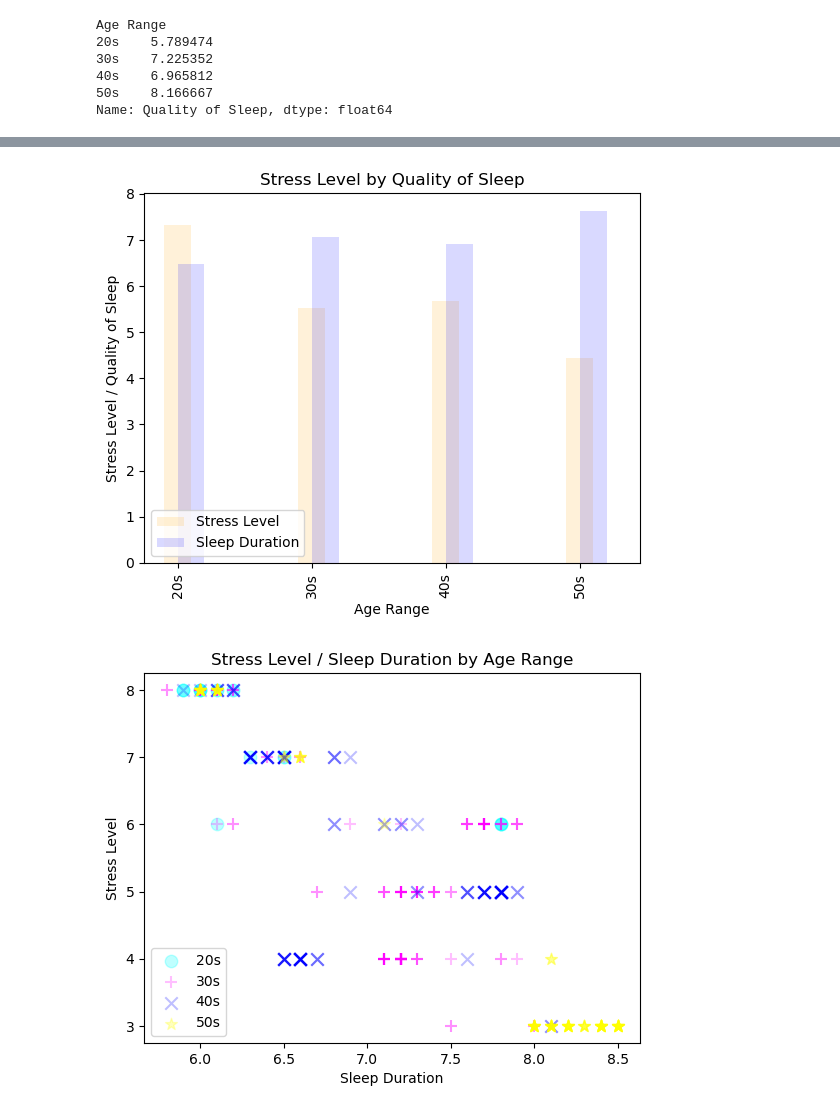
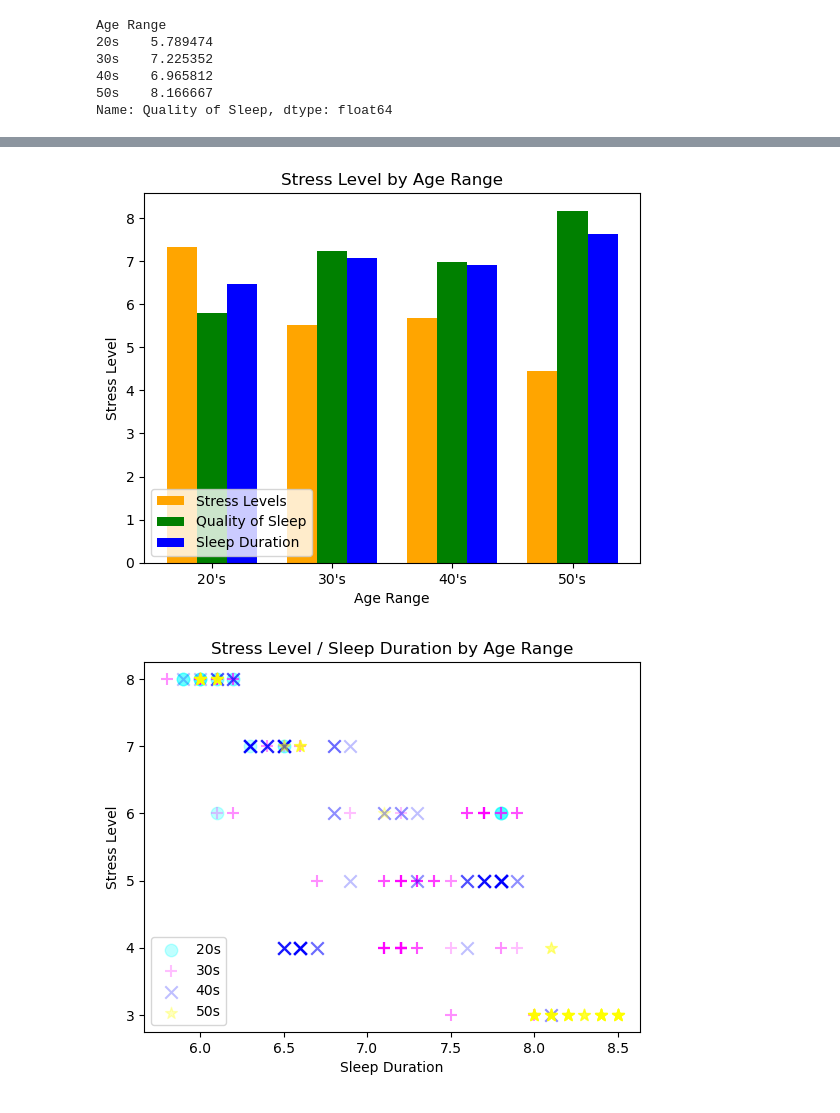
Before and after one commit to jaredsletto/Project_1, a Jupyter notebook: Project_1_sleep.ipynb, the cells around one changed output, grey strips where cells are left out. Drawn from its saved outputs; the diff is of its cells as text; code cells hidden in the pictures.

```diff
--- a/Project_1_sleep.ipynb
+++ b/Project_1_sleep.ipynb
@@ -111,17 +170,24 @@ plt.show()
-# %%
-# Create bar chart for age_stress
-age_stress.plot(kind='bar', color="orange", alpha=0.15, legend="Stress Level", align="center", width=0.2)
-age_sleep_duration.plot(kind='bar', color="blue", alpha=0.15, legend="Sleep Duration", align="edge",  width=0.2)
-
-# Create the ticks/titles/labels for our bar chart's x axis
-plt.title("Stress Level by Quality of Sleep")
-plt.xlabel("Age Range")
-plt.ylabel("Stress Level / Quality of Sleep")
-plt.legend(loc=3)
-plt.savefig("images/age_quality_bar.png")
-plt.show()
-# %% [output]
-[figure, removed]
+# %%
+# Create Bar Graph with clustered data
+n = 4
+ind = np.arange(n)
+width = 0.25
+
+bar1 = plt.bar(ind, age_stress, width, color="orange")
+bar2 = plt.bar(ind+width, age_sleep_quality, width, color="green")
+bar3 = plt.bar(ind+width*2, age_sleep_duration, width, color="blue")
+
+# Label The Graph
+plt.xlabel("Age Range")
+plt.ylabel('Stress Level')
+plt.title("Stress Level by Age Range")
+
+plt.xticks(ind+width,["20's", "30's", "40's", "50's"])
+plt.legend( (bar1, bar2, bar3), ('Stress Levels', 'Quality of Sleep', 'Sleep Duration'), loc=3)
+plt.savefig("images/age_bar.png")
+plt.show()
+# %% [output]
+[figure, added]
 # %%
 # Create dfs for age ranges
 twenties_df = sleep_data[sleep_data["Age Range"] == "20s"]
```
Also changed, not shown: parts of 26 cells of this notebook, 7 other files.
